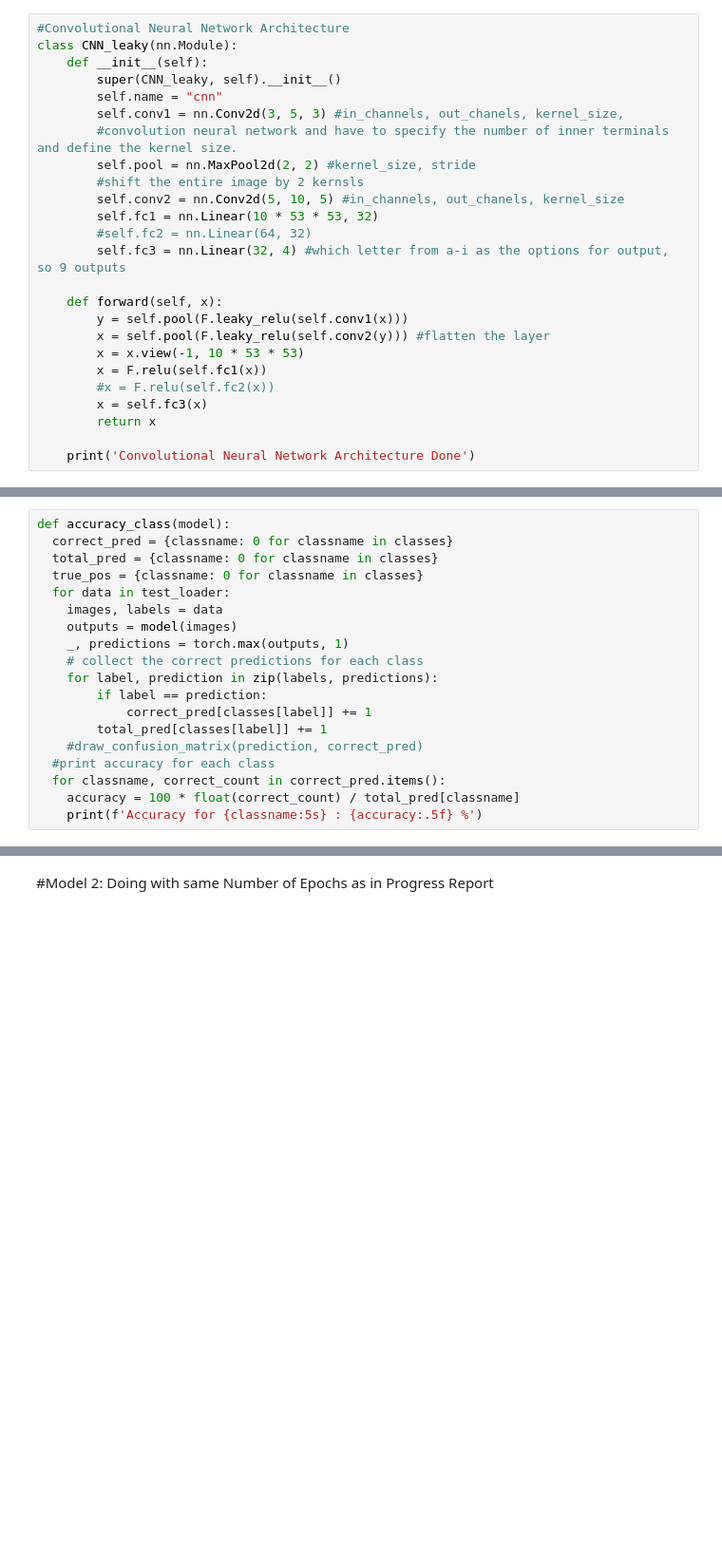
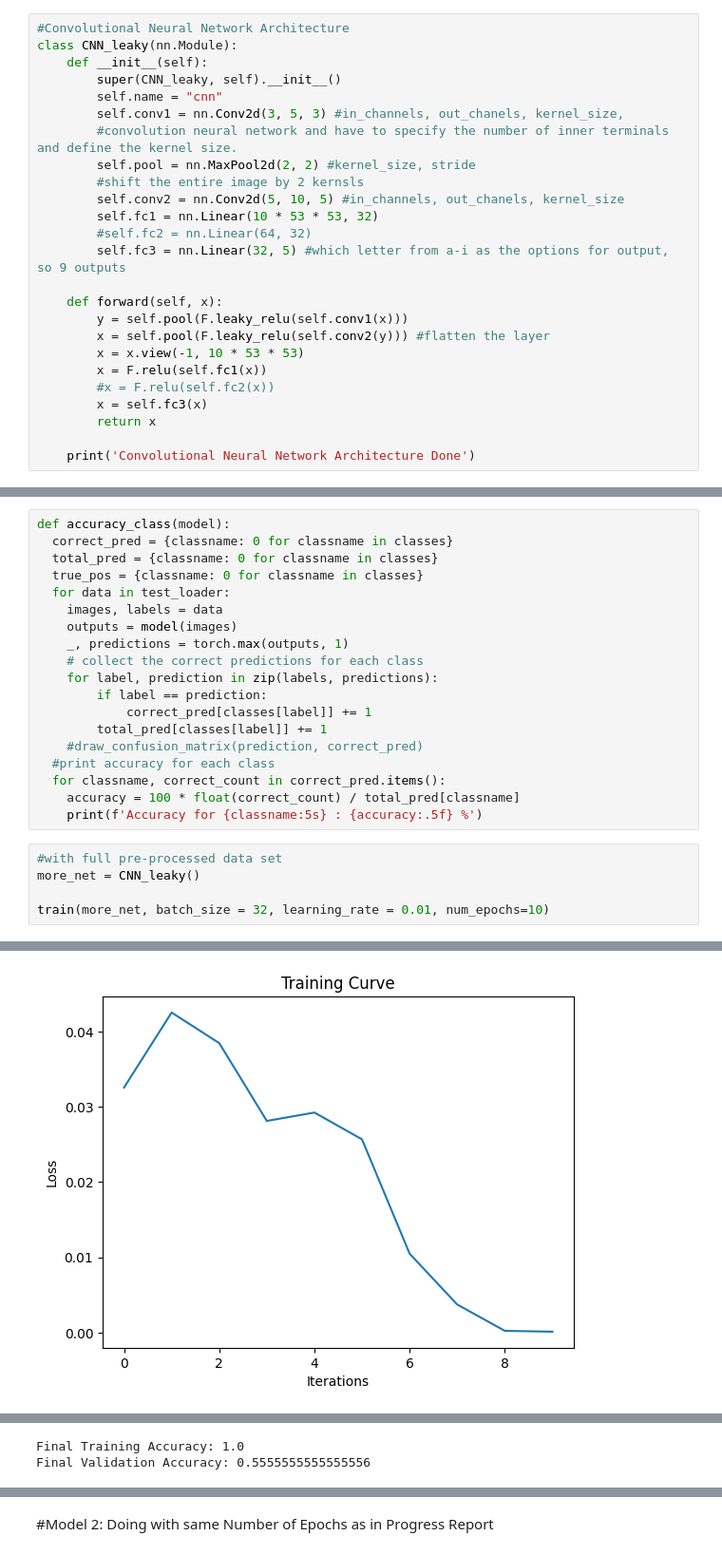
Before and after one commit to mikeacquaviva/APS360-Leukaemia-Classification, a Jupyter notebook: cnn_leukemia.ipynb, the cells around one changed output, grey strips where cells are left out. Shown at 95% size. Drawn from its saved outputs; the diff is of its cells as text; blank space fills up the shorter version.

```diff
--- a/cnn_leukemia.ipynb
+++ b/cnn_leukemia.ipynb
@@ -124,7 +124,7 @@ class CNN_leaky(nn.Module):
         self.conv2 = nn.Conv2d(5, 10, 5) #in_channels, out_chanels, kernel_size
         self.fc1 = nn.Linear(10 * 53 * 53, 32)
         #self.fc2 = nn.Linear(64, 32)
-        self.fc3 = nn.Linear(32, 4) #which letter from a-i as the options for output, so 9 outputs
+        self.fc3 = nn.Linear(32, 5) #which letter from a-i as the options for output, so 9 outputs
 
     def forward(self, x):
         y = self.pool(F.leaky_relu(self.conv1(x)))
@@ -313,3 +298,9 @@ def accuracy_class(model):
   for classname, correct_count in correct_pred.items():
     accuracy = 100 * float(correct_count) / total_pred[classname]
     print(f'Accuracy for {classname:5s} : {accuracy:.5f} %')
+# %%
+#with full pre-processed data set
+more_net = CNN_leaky()
+
+train(more_net, batch_size = 32, learning_rate = 0.01, num_epochs=10)
+# %% [output]
@@ -315,0 +324 @@ def accuracy_class(model):
+[figure, added]
@@ -315,0 +326,2 @@ def accuracy_class(model):
+Final Training Accuracy: 1.0
+Final Validation Accuracy: 0.5555555555555556
```
Also changed, not shown: parts of 28 cells of this notebook.
